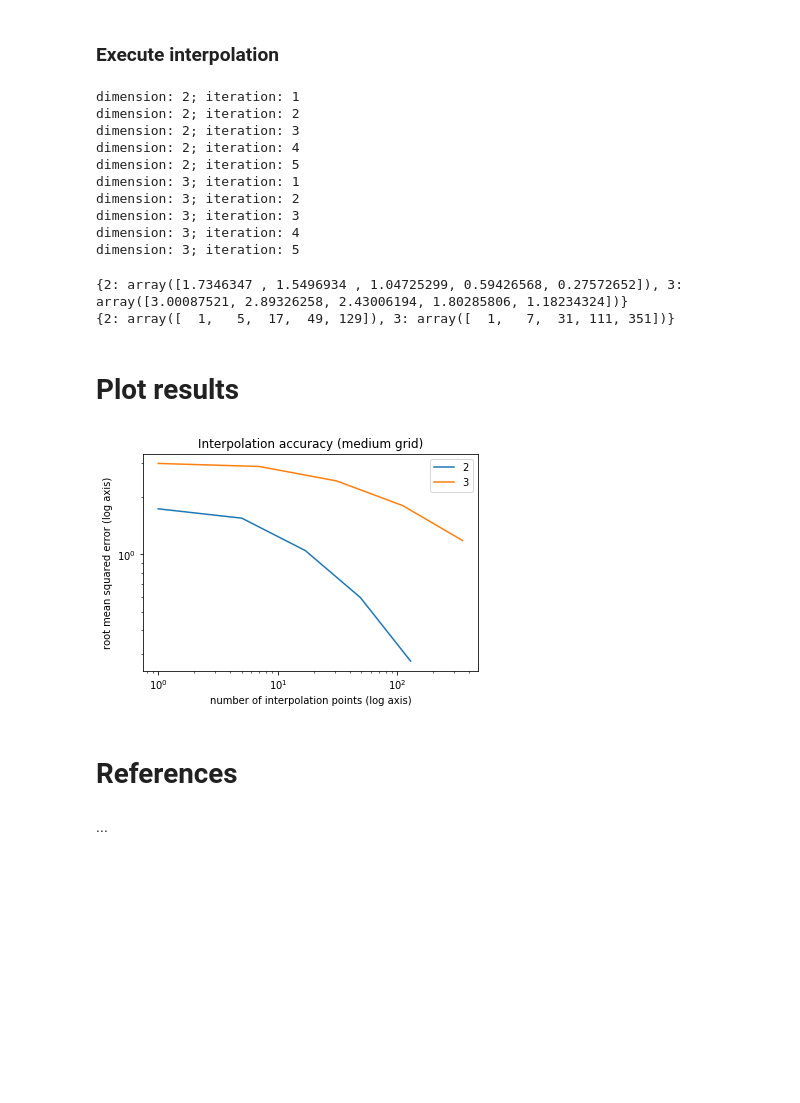
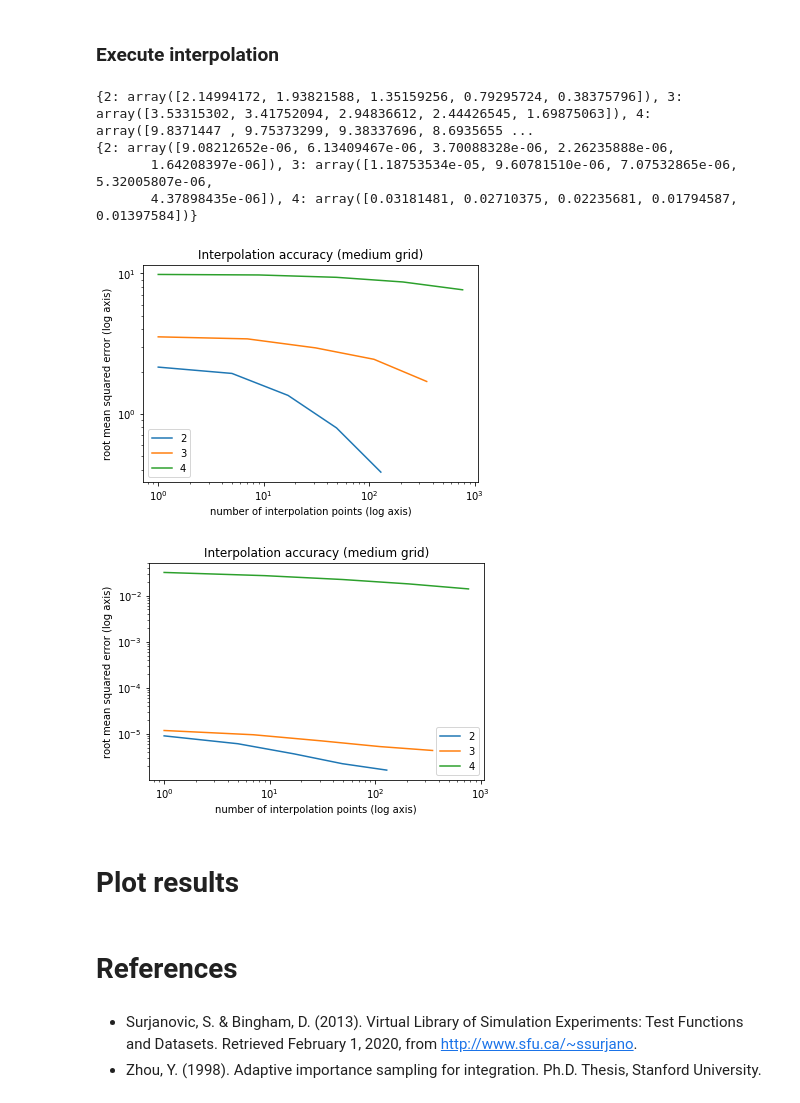
Before and after one commit to simonjheiler/function_approximation, a Jupyter notebook: student_project.ipynb, the cells around one changed output. Saved outputs shown, nothing was run; the diff lists cells and outputs as text; code cells hidden in the pictures; blank space fills up the shorter version.

```diff
--- a/student_project.ipynb
+++ b/student_project.ipynb
@@ -50,4 +140,4 @@ with open("./src/interp_params.json") as json_file:
 
 # load default study parameters
 with open("./src/study_params.json") as json_file:
-    study_params = json.load(json_file)
+    params_default = json.load(json_file)
@@ -56,33 +179,45 @@ with open("./src/study_params.json") as json_file:
 # %% [markdown]
 ### Set parameters
+# %%
+# create instance for linear regular parametrization and set parameters
+params_linear_regular = copy.deepcopy(params_default)
+params_linear_regular["controls"]["interpolation method"] = "linear"
+params_linear_regular["controls"]["grid_method"] = "regular"
+params_linear_regular["controls"]["evaluate off-grid"] = "True"
+params_linear_regular["controls"]["dims"] = [2]
+params_linear_regular["controls"]["iterations"] = 5
+
+# create instance for zhou function
+params_zhou_linear_regular = copy.deepcopy(params_linear_regular)
+params_zhou_linear_regular["controls"]["function to approximate"] = "zhou_vectorize"
+
+# create instance for borehole function
+params_borehole_linear_regular = copy.deepcopy(params_linear_regular)
+params_borehole_linear_regular["controls"]["function to approximate"] = "borehole_wrapper_vectorize"
 # %% [markdown]
 ### Execute interpolation
-# %%
-results_smolyak = execute_study(study_params)
-# %% [output]
-dimension: 2; iteration: 1
-dimension: 2; iteration: 2
-dimension: 2; iteration: 3
-dimension: 2; iteration: 4
-dimension: 2; iteration: 5
-dimension: 3; iteration: 1
-dimension: 3; iteration: 2
-dimension: 3; iteration: 3
-dimension: 3; iteration: 4
-dimension: 3; iteration: 5
+# %%
+results_zhou_linear_regular = execute_study(params_zhou_linear_regular)
+results_borehole_linear_regular = execute_study(params_borehole_linear_regular)
 # %%
-print(results_smolyak["rmse"])
-print(results_smolyak["gridpoints"])
+print(results_zhou_linear_regular["rmse"])
+print(results_borehole_linear_regular["rmse"])
 # %% [output]
-{2: array([1.7346347 , 1.5496934 , 1.04725299, 0.59426568, 0.27572652]), 3: array([3.00087521, 2.89326258, 2.43006194, 1.80285806, 1.18234324])}
-{2: array([  1,   5,  17,  49, 129]), 3: array([  1,   7,  31, 111, 351])}
+{2: array([2.14994172, 1.93821588, 1.35159256, 0.79295724, 0.38375796]), 3: array([3.53315302, 3.41752094, 2.94836612, 2.44426545, 1.69875063]), 4: array([9.8371447 , 9.75373299, 9.38337696, 8.6935655 ...
+{2: array([9.08212652e-06, 6.13409467e-06, 3.70088328e-06, 2.26235888e-06,
+       1.64208397e-06]), 3: array([1.18753534e-05, 9.60781510e-06, 7.07532865e-06, 5.32005807e-06,
+       4.37898435e-06]), 4: array([0.03181481, 0.02710375, 0.02235681, 0.01794587, 0.01397584])}
+# %%
+# plot results
+plot_results(results_zhou_linear_regular, params_zhou_linear_regular)
+plot_results(results_borehole_linear_regular, params_borehole_linear_regular)
+# %% [output]
+[figure, added]
+[figure, added]
 # %% [markdown]
 # Plot results
-# %%
-plot_results(results_smolyak, study_params)
-# %% [output]
-[figure, removed]
 # %% [markdown]
 # References
-# %% [markdown]
-...
+# %% [markdown]
+* Surjanovic, S. & Bingham, D. (2013). Virtual Library of Simulation Experiments: Test Functions and Datasets. Retrieved February 1, 2020, from http://www.sfu.ca/~ssurjano.
+* Zhou, Y. (1998). Adaptive importance sampling for integration. Ph.D. Thesis, Stanford University.
```
Also changed, not shown: parts of 13 cells of this notebook, 7 other files.
